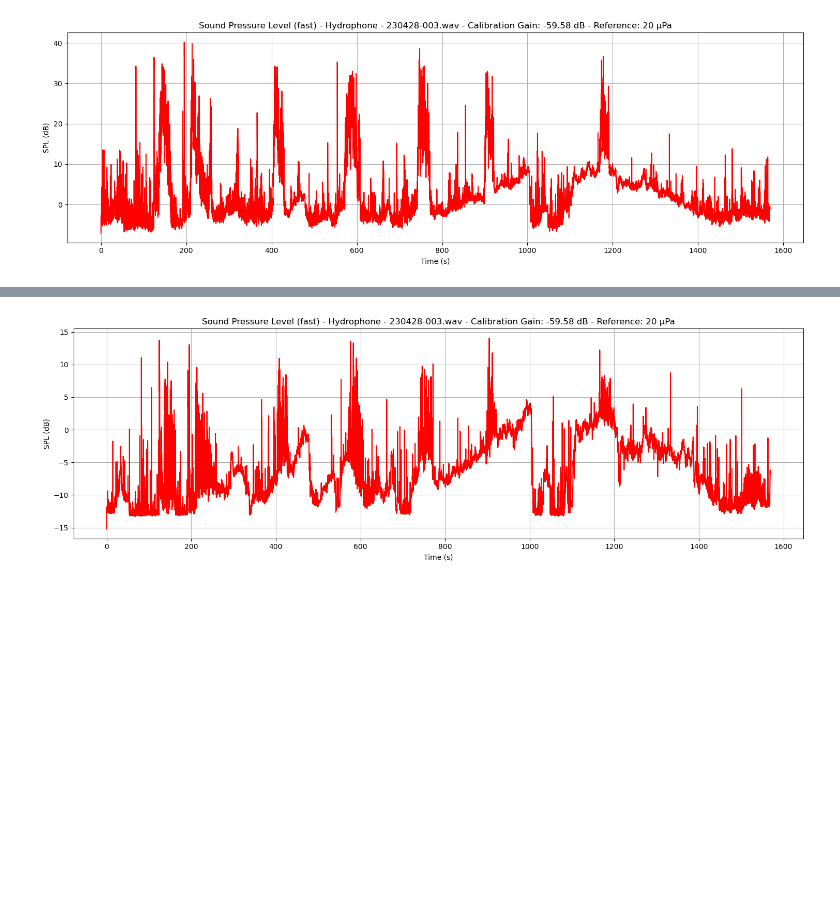
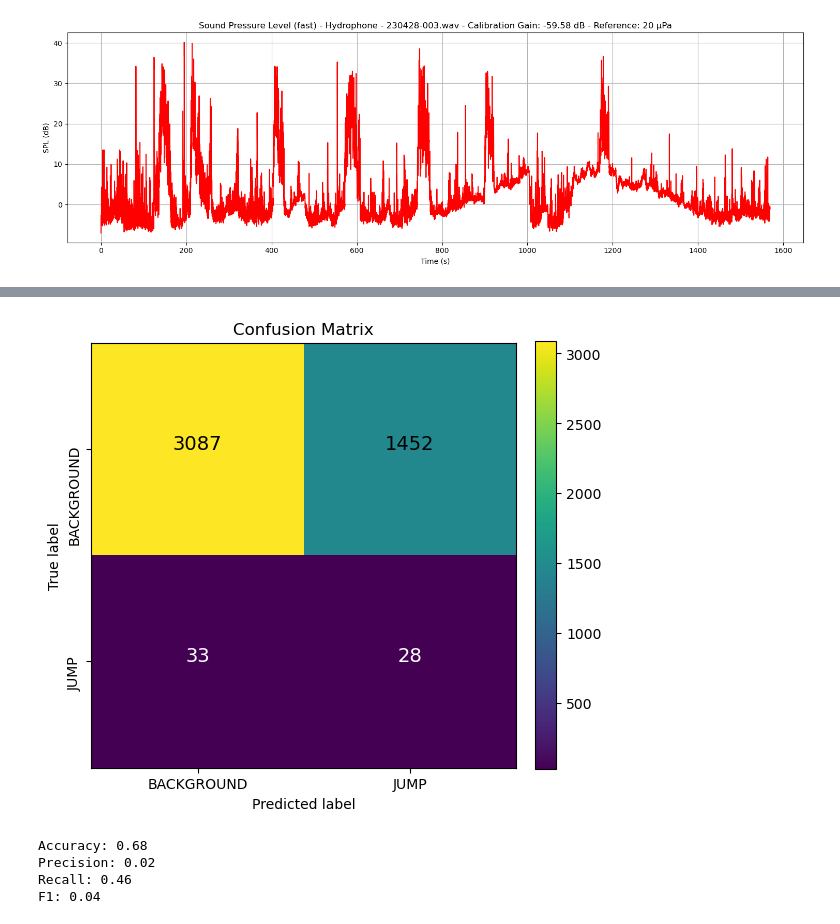
Before and after one commit to CE8-ComputerEng/semester-project, a Jupyter notebook: baseline_model.ipynb, the cells around one changed output, grey strips where cells are left out. Drawn from its saved outputs; the diff is of its cells as text; code cells hidden in the pictures; blank space fills up the shorter version.

```diff
--- a/baseline_model.ipynb
+++ b/baseline_model.ipynb
@@ -156,14 +258,0 @@ time = librosa.times_like(audio_spl, sr=sr, hop_length=HOP_LENGTH)
-# %%
-plt.figure(figsize=(15, 5))
-
-plt.plot(time, audio_spl, color='red')
-plt.title(f'Sound Pressure Level (fast) - Hydrophone - {AUDIO_FILE} - Calibration Gain: {20 * np.log10(calibration_gain):.2f} dB - Reference: 20 \u03bcPa')
-plt.xlabel('Time (s)')
-plt.ylabel('SPL (dB)')
-plt.grid()
-
-plt.tight_layout()
-
-plt.show()
-# %% [output]
-[figure, removed]
@@ -173,24 +259,15 @@ AUDIO_CLIP_TXT_FOLDER = 'data/measurment-2/clips/txt/'
-# %%
-data_paths = glob.glob(AUDIO_CLIP_WAV_FOLDER + '*.wav')
-label_paths = glob.glob(AUDIO_CLIP_TXT_FOLDER + '*.txt')
-
-data_paths = list(sorted(data_paths))
-label_paths = list(sorted(label_paths))
-
-datas = list()
-labels = list()
-
-for data_path, label_path in zip(data_paths, label_paths):
-    audio, sr = librosa.load(data_path, sr=None, mono=False)
-    datas.append(audio)
-
-    with open(label_path, 'r') as f:
-        label = f.readlines()
-        label = [l.strip() for l in label]
-
-        if 'JUMP' in label:
-            label = 'JUMP'
-        else:
-            label = 'BACKGROUND'
-        labels.append(label)
+# %%
+cm = confusion_matrix(labels, predicted_labels, labels=['BACKGROUND', 'JUMP'])
+plot_confusion_matrix(cm, classes=['BACKGROUND', 'JUMP'], title='Confusion Matrix', cmap=plt.cm.viridis)
+
+print(f'Accuracy: {accuracy_score(labels, predicted_labels):.2f}')
+print(f'Precision: {precision_score(labels, predicted_labels, pos_label="JUMP"):.2f}')
+print(f'Recall: {recall_score(labels, predicted_labels, pos_label="JUMP"):.2f}')
+print(f'F1: {f1_score(labels, predicted_labels, pos_label="JUMP"):.2f}')
+# %% [output]
+[figure, added]
+Accuracy: 0.68
+Precision: 0.02
+Recall: 0.46
+F1: 0.04
 # %%
```
Also changed, not shown: parts of 19 cells of this notebook, 2 other files.
